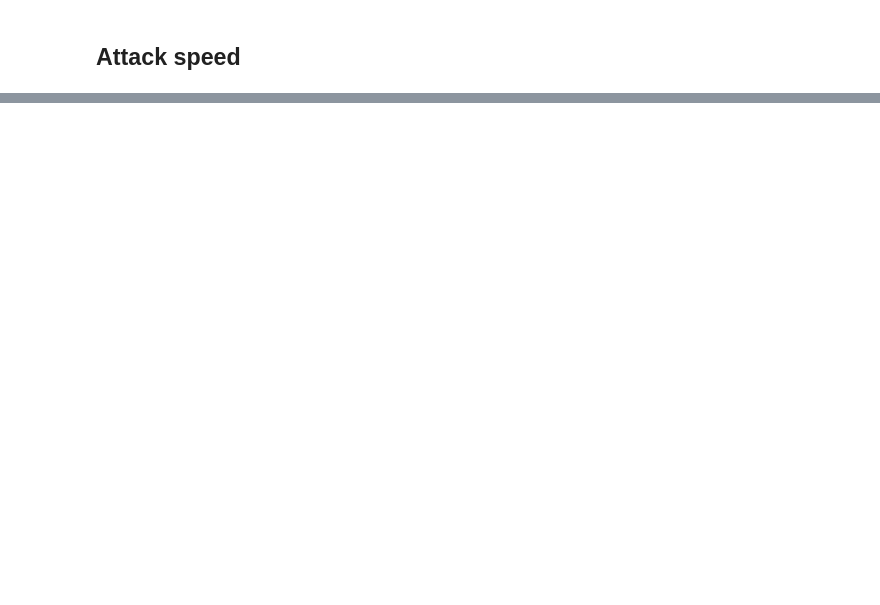
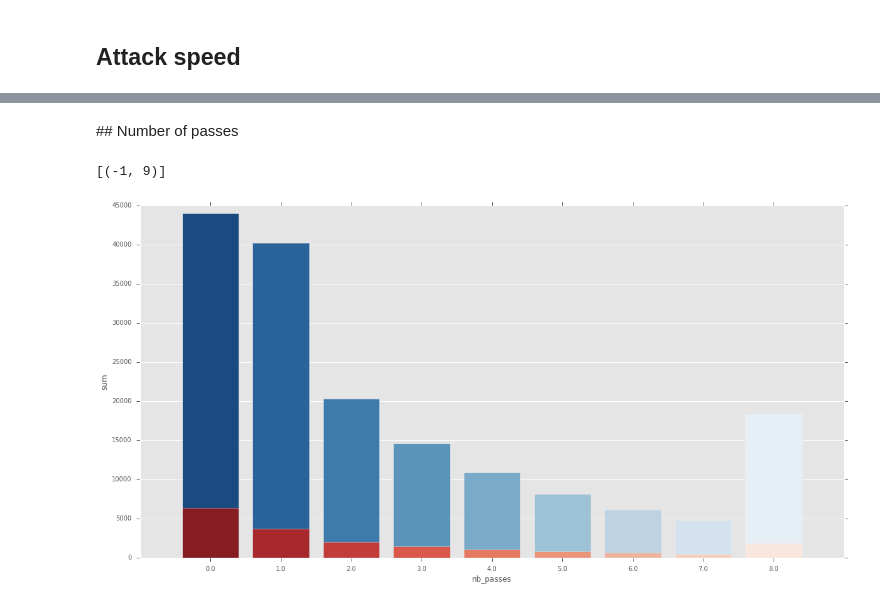
Before and after one commit to 10contre11/notebooks, a Jupyter notebook: xg_features_selection.ipynb, the cells around one changed output, grey strips where cells are left out. Drawn from its saved outputs; the diff is of its cells as text; code cells hidden in the pictures; blank space fills up the shorter version.

Commit message:
nb passes

```diff
--- a/xg_features_selection.ipynb
+++ b/xg_features_selection.ipynb
@@ -70,0 +78,12 @@ plt.xlim(0, 50)
+# %% [markdown]
+## Number of passes
+# %%
+nb_shots_nb_passes = shots.groupby(shots['nb_passes'].apply(lambda x: round(x, 0))).agg(['count', 'sum'])['goal']
+nb_shots_nb_passes.reset_index(inplace=True)
+
+p = sns.barplot(x="nb_passes", y="count", data=nb_shots_nb_passes, palette=color1)
+p = sns.barplot(x="nb_passes", y="sum", data=nb_shots_nb_passes, palette=color2)
+p.set(xlim=(-1, 9))
+# %% [output]
+[(-1, 9)]
+[figure, added]
```
Also changed, not shown: parts of 9 cells of this notebook.
